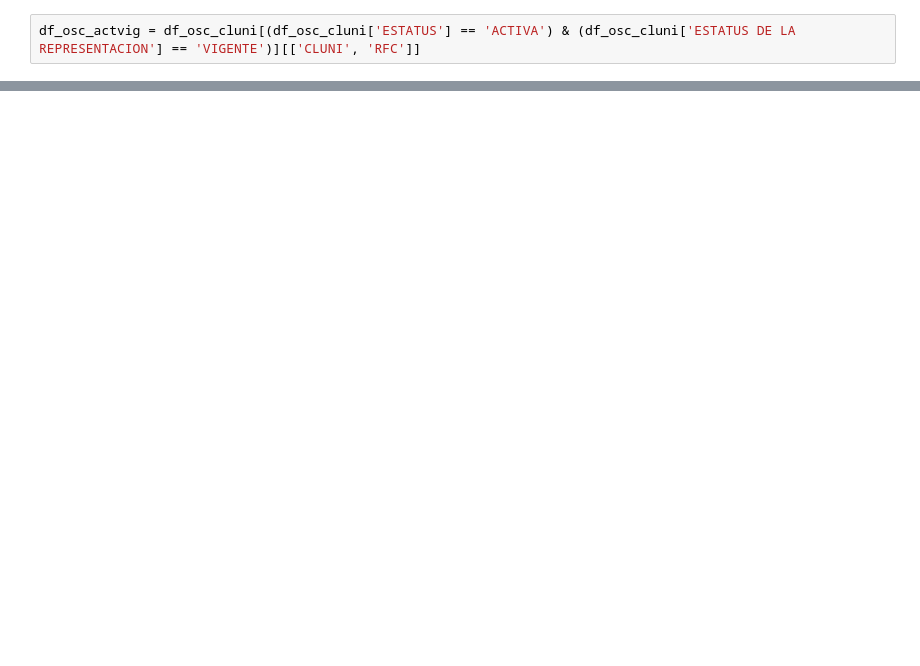
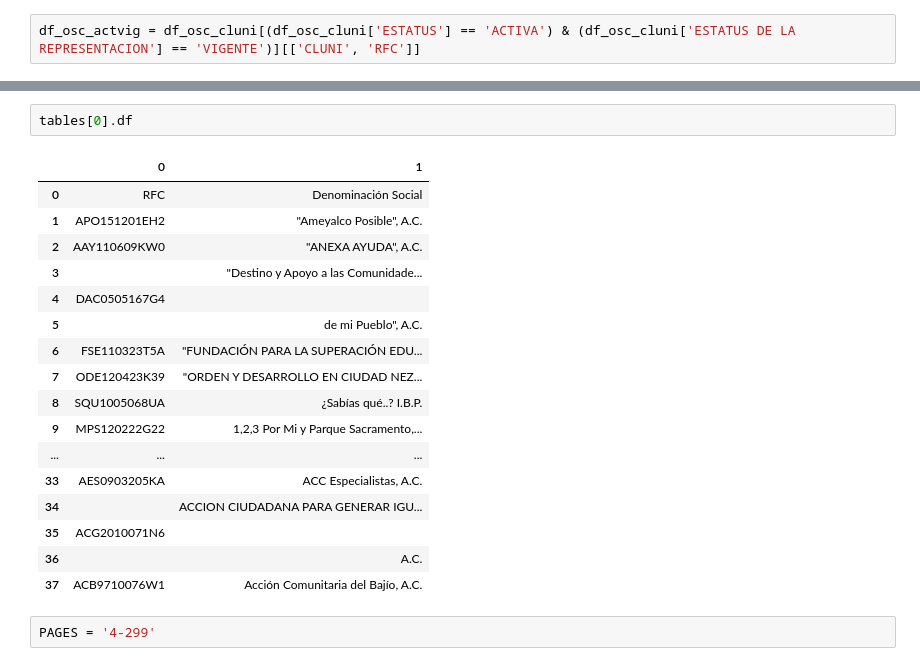
Before and after one commit to donelianc/osc-mexico-2020, a Jupyter notebook: get_osc_data.ipynb, the cells around one changed output, grey strips where cells are left out. Drawn from its saved outputs; the diff is of its cells as text; blank space fills up the shorter version.

```diff
--- a/get_osc_data.ipynb
+++ b/get_osc_data.ipynb
@@ -178,0 +284,22 @@ dtype: int64
+# %%
+tables[0].df
+# %% [output]
+|  | 0 | 1 |
+| 0 | RFC | Denominación Social |
+| 1 | APO151201EH2 | "Ameyalco Posible", A.C. |
+| 2 | AAY110609KW0 | "ANEXA AYUDA", A.C. |
+| 3 |  | "Destino y Apoyo a las Comunidade... |
+| 4 | DAC0505167G4 |  |
+| 5 |  | de mi Pueblo", A.C. |
+| 6 | FSE110323T5A | "FUNDACIÓN PARA LA SUPERACIÓN EDU... |
+| 7 | ODE120423K39 | "ORDEN Y DESARROLLO EN CIUDAD NEZ... |
+| 8 | SQU1005068UA | ¿Sabías qué..? I.B.P. |
+| 9 | MPS120222G22 | 1,2,3 Por Mi y Parque Sacramento,... |
+| ... | ... | ... |
+| 33 | AES0903205KA | ACC Especialistas, A.C. |
+| 34 |  | ACCION CIUDADANA PARA GENERAR IGU... |
+| 35 | ACG2010071N6 |  |
+| 36 |  | A.C. |
+| 37 | ACB9710076W1 | Acción Comunitaria del Bajío, A.C. |
+# %%
+PAGES = '4-299'
```
Also changed, not shown: parts of 49 cells of this notebook.
